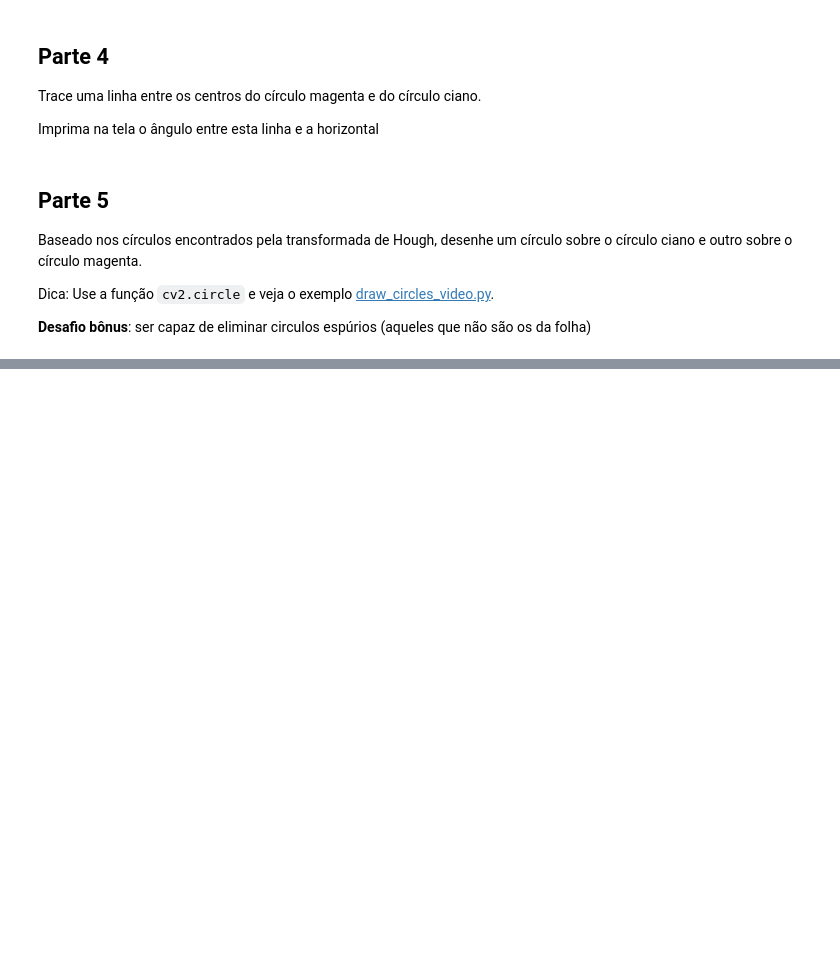
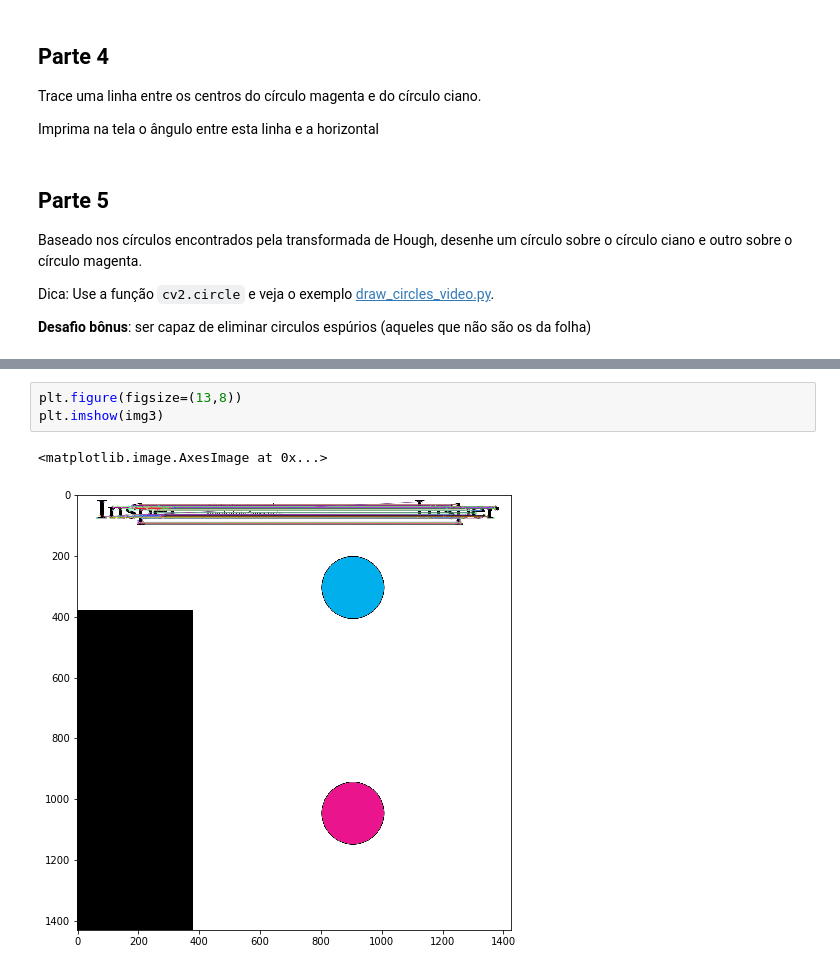
Before and after one commit to thalials/atividade2, a Jupyter notebook: Atividade2.ipynb, the cells around one changed output, grey strips where cells are left out. Saved outputs shown, nothing was run; the diff lists cells and outputs as text; blank space fills up the shorter version.

```diff
--- a/Atividade2.ipynb
+++ b/Atividade2.ipynb
@@ -80,0 +198,6 @@ Usando um detector de features `BRISK`, identifique o escrito *Insper* na folha.
+# %%
+plt.figure(figsize=(13,8))
+plt.imshow(img3)
+# %% [output]
+<matplotlib.image.AxesImage at 0x...>
+[figure, added]
```
Also changed, not shown: parts of 11 cells of this notebook.
